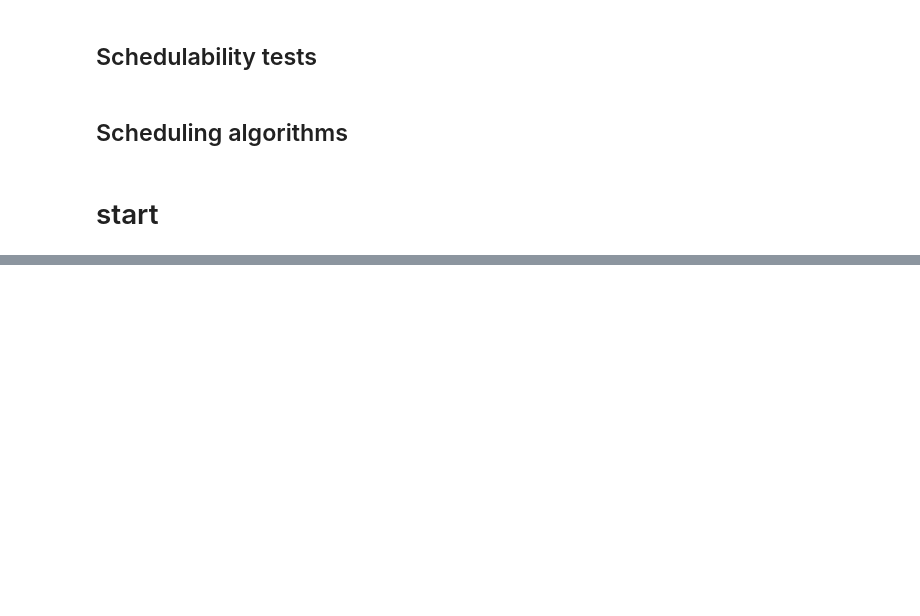
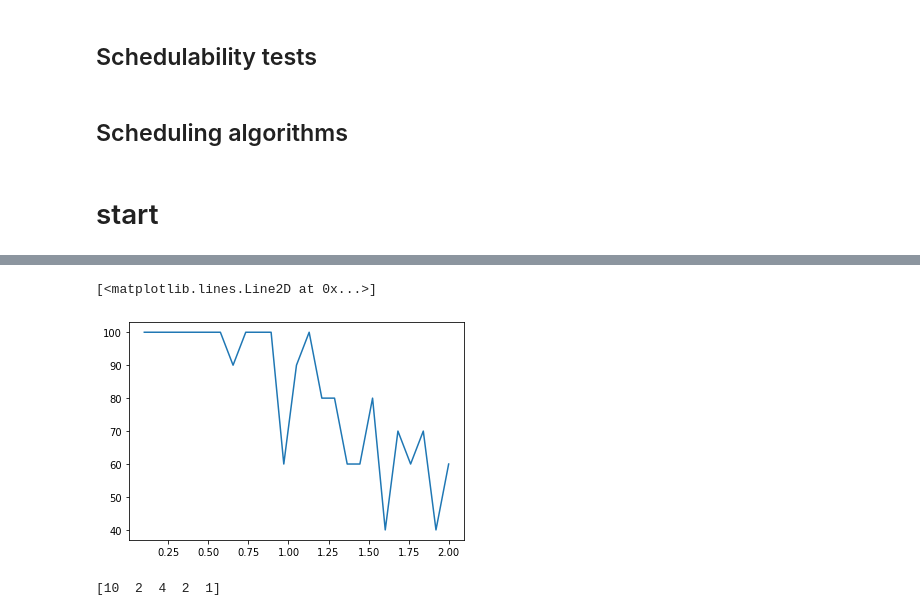
Before and after one commit to BuzzingTaz/RTES-Project, a Jupyter notebook: uunifast.ipynb, the cells around one changed output, grey strips where cells are left out. Drawn from its saved outputs; the diff is of its cells as text; code cells hidden in the pictures; blank space fills up the shorter version.

```diff
--- a/uunifast.ipynb
+++ b/uunifast.ipynb
@@ -320,0 +321,25 @@ KeyboardInterrupt:
+# %%
+cores = 2
+ut = np.linspace(0.1,cores,25)
+
+sch = []
+
+for i in ut:
+    #avg = 0
+    #for j in range(1000):
+        #print(j)
+        taskset = TaskSet(cores*5,i,10,100)
+        taskset.generate()
+        DMPO(taskset.tasks)
+        v = deadline_analysis(taskset.tasks,cores)
+        #avg += v
+        sch.append(v)
+plt.plot(ut,sch,label = 'DMPO')
+# %% [output]
+[<matplotlib.lines.Line2D at 0x...>]
+[figure, added]
+# %%
+r = np.array([1,2,4,2,10])
+print(r[::-1])
+# %% [output]
+[10  2  4  2  1]
```
Also changed, not shown: parts of 3 cells of this notebook.
